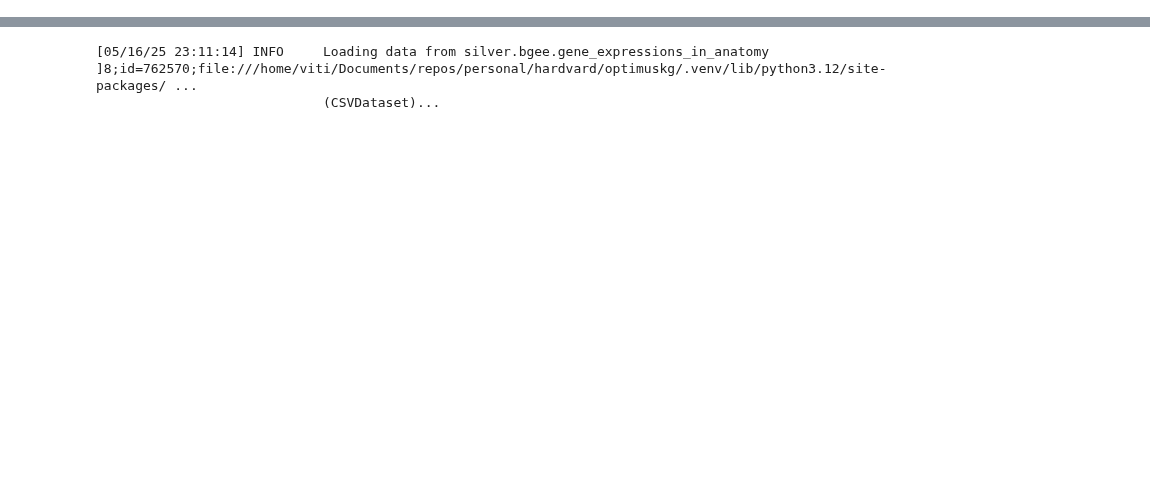
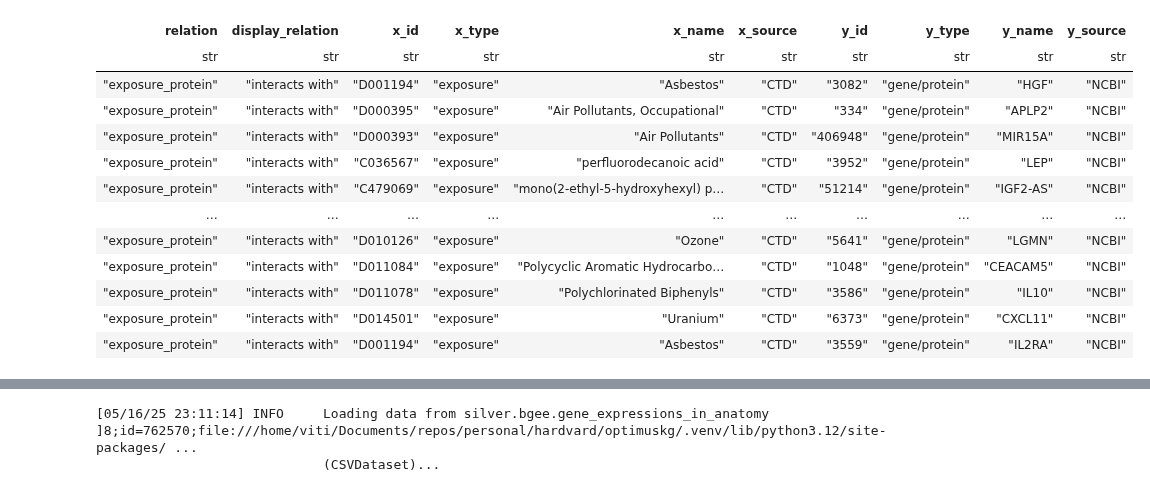
Before and after one commit to mims-harvard/OptimusKG, a Jupyter notebook: notebooks/ontology.ipynb, the cells around one changed output, grey strips where cells are left out. Drawn from its saved outputs; the diff is of its cells as text; code cells hidden in the pictures; blank space fills up the shorter version.

```diff
--- a/notebooks/ontology.ipynb
+++ b/notebooks/ontology.ipynb
@@ -1,4 +1,4 @@
 # %%
-go = catalog.load("landing.ontology.gene")
-biolink = catalog.load("landing.ontology.biolink")
+ctd_exposure_protein_interactions = catalog.load("silver.ctd.ctd_exposure_protein_interactions")
+ctd_exposure_protein_interactions
 # %% [output]
@@ -7,3 +9,16 @@ biolink = catalog.load("landing.ontology.biolink")
+| relation | display_relation | x_id | x_type | x_name | x_source | y_id | y_type | y_name | y_source |
+| str | str | str | str | str | str | str | str | str | str |
+| "exposure_protein" | "interacts with" | "D001194" | "exposure" | "Asbestos" | "CTD" | "3082" | "gene/protein" | "HGF" | "NCBI" |
+| "exposure_protein" | "interacts with" | "D000395" | "exposure" | "Air Pollutants, Occupational" | "CTD" | "334" | "gene/protein" | "APLP2" | "NCBI" |
+| "exposure_protein" | "interacts with" | "D000393" | "exposure" | "Air Pollutants" | "CTD" | "406948" | "gene/protein" | "MIR15A" | "NCBI" |
+| "exposure_protein" | "interacts with" | "C036567" | "exposure" | "perfluorodecanoic acid" | "CTD" | "3952" | "gene/protein" | "LEP" | "NCBI" |
+| "exposure_protein" | "interacts with" | "C479069" | "exposure" | "mono(2-ethyl-5-hydroxyhexyl) p… | "CTD" | "51214" | "gene/protein" | "IGF2-AS" | "NCBI" |
+| … | … | … | … | … | … | … | … | … | … |
+| "exposure_protein" | "interacts with" | "D010126" | "exposure" | "Ozone" | "CTD" | "5641" | "gene/protein" | "LGMN" | "NCBI" |
+| "exposure_protein" | "interacts with" | "D011084" | "exposure" | "Polycyclic Aromatic Hydrocarbo… | "CTD" | "1048" | "gene/protein" | "CEACAM5" | "NCBI" |
+| "exposure_protein" | "interacts with" | "D011078" | "exposure" | "Polychlorinated Biphenyls" | "CTD" | "3586" | "gene/protein" | "IL10" | "NCBI" |
+| "exposure_protein" | "interacts with" | "D014501" | "exposure" | "Uranium" | "CTD" | "6373" | "gene/protein" | "CXCL11" | "NCBI" |
+| "exposure_protein" | "interacts with" | "D001194" | "exposure" | "Asbestos" | "CTD" | "3559" | "gene/protein" | "IL2RA" | "NCBI" |
 # %%
 go
 # %% [output]
```
Also changed, not shown: parts of 1 cell of this notebook, 21 other files.
